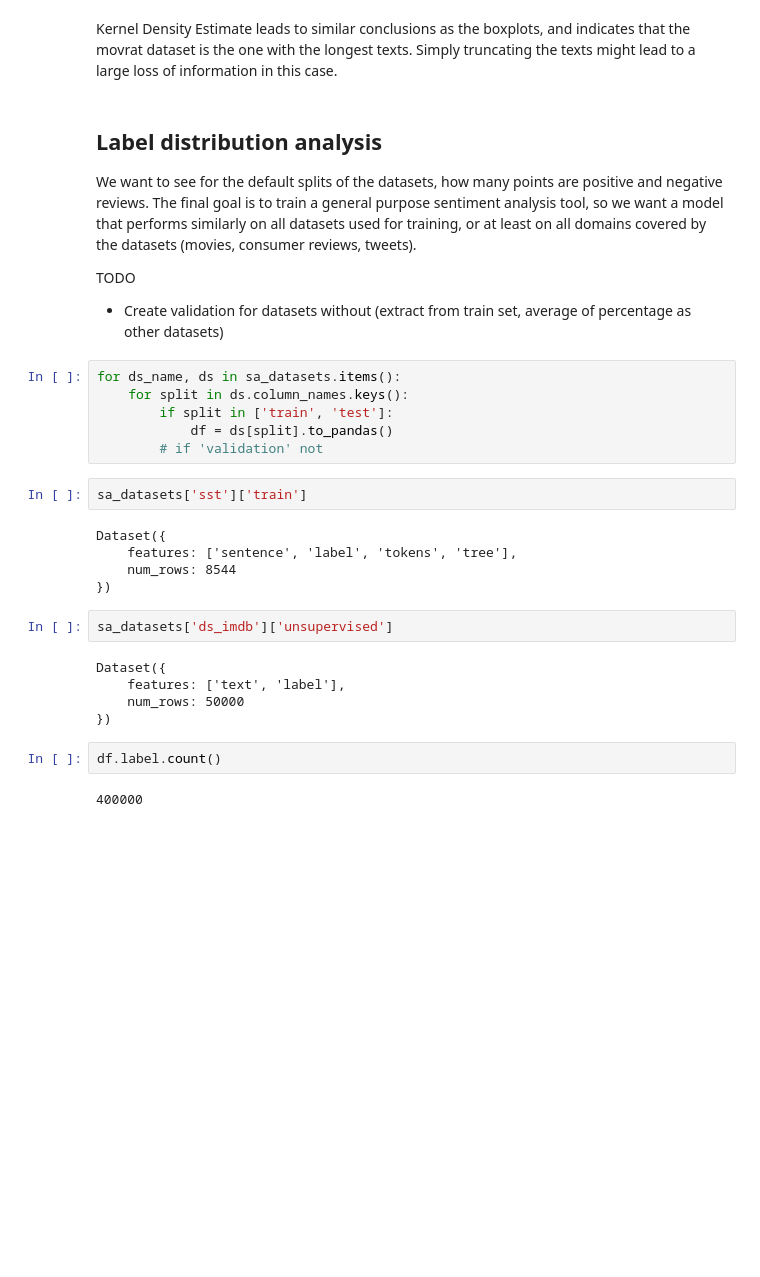
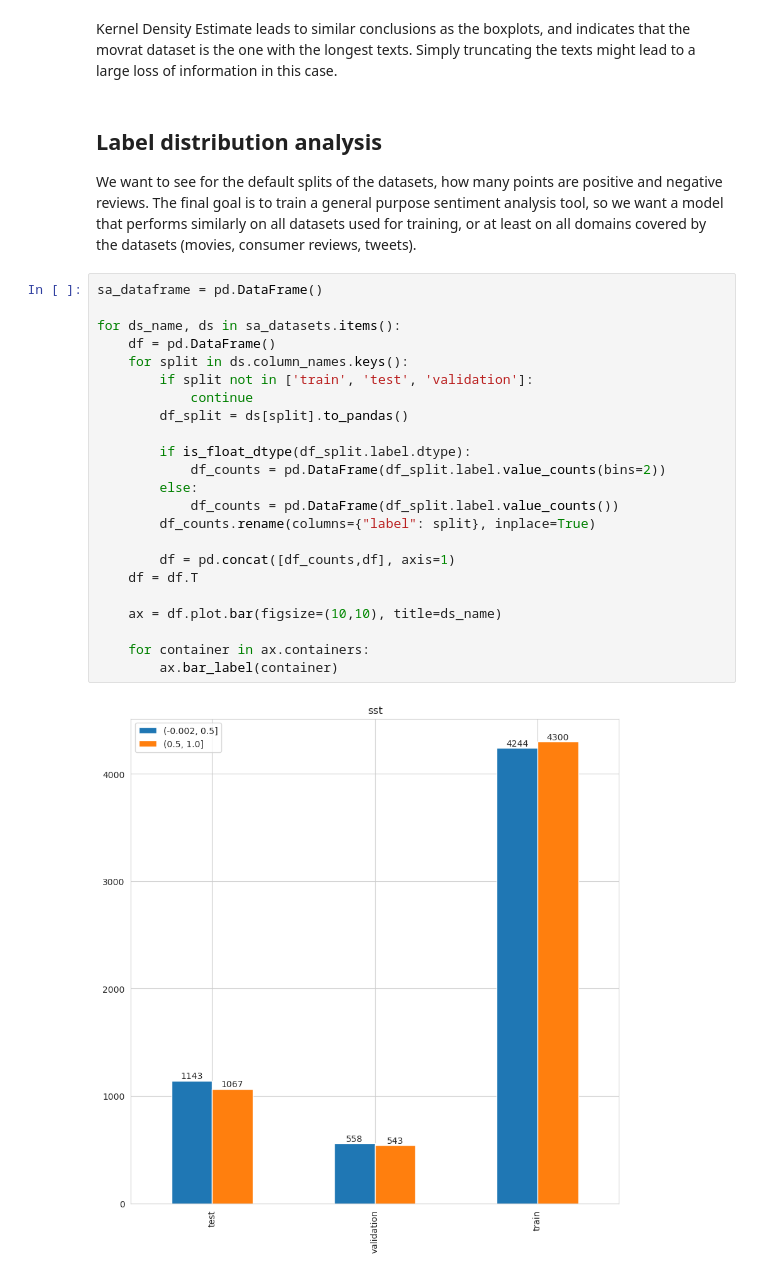
Before and after one commit to albertocarot1/IMDB-Experiments, a Jupyter notebook: Sentiment Analysis Data Exploration.ipynb, the cells around one changed output. Cells and saved outputs as stored; diff of their text form; blank space fills up the shorter version.

```diff
--- a/Sentiment Analysis Data Exploration.ipynb
+++ b/Sentiment Analysis Data Exploration.ipynb
@@ -173,30 +178,28 @@ Kernel Density Estimate leads to similar conclusions as the boxplots, and indica
 
 We want to see for the default splits of the datasets, how many points are positive and negative reviews.
 The final goal is to train a general purpose sentiment analysis tool, so we want a model that performs similarly on all datasets used for training, or at least on all domains covered by the datasets (movies, consumer reviews, tweets).
-
-TODO
-- Create validation for datasets without (extract from train set, average of percentage as other datasets)
-# %%
-for ds_name, ds in sa_datasets.items():
-    for split in ds.column_names.keys():
-        if split in ['train', 'test']:
-            df = ds[split].to_pandas()
-        # if 'validation' not
-# %%
-sa_datasets['sst']['train']
-# %% [output]
-Dataset({
-    features: ['sentence', 'label', 'tokens', 'tree'],
-    num_rows: 8544
-})
-# %%
-sa_datasets['ds_imdb']['unsupervised']
-# %% [output]
-Dataset({
-    features: ['text', 'label'],
-    num_rows: 50000
-})
-# %%
-df.label.count()
-# %% [output]
-400000
+# %%
+sa_dataframe = pd.DataFrame()
+
+for ds_name, ds in sa_datasets.items():
+    df = pd.DataFrame()
+    for split in ds.column_names.keys():
+        if split not in ['train', 'test', 'validation']:
+            continue
+        df_split = ds[split].to_pandas()
+
+        if is_float_dtype(df_split.label.dtype):
+            df_counts = pd.DataFrame(df_split.label.value_counts(bins=2))
+        else:
+            df_counts = pd.DataFrame(df_split.label.value_counts())
+        df_counts.rename(columns={"label": split}, inplace=True)
+
+        df = pd.concat([df_counts,df], axis=1)
+    df = df.T
+
+    ax = df.plot.bar(figsize=(10,10), title=ds_name)
+
+    for container in ax.containers:
+        ax.bar_label(container)
+# %% [output]
+[figure, added]
```
Also changed, not shown: parts of 3 cells of this notebook, 3 other files.
